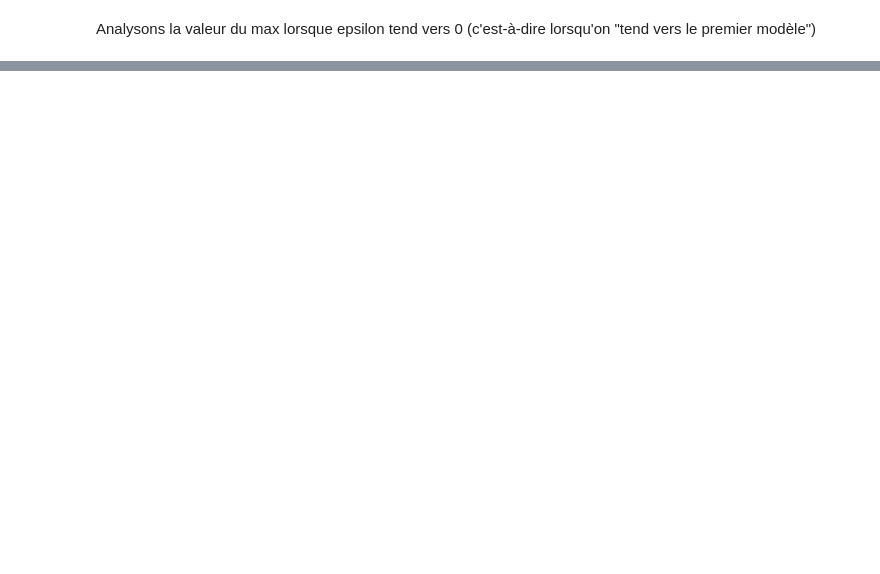
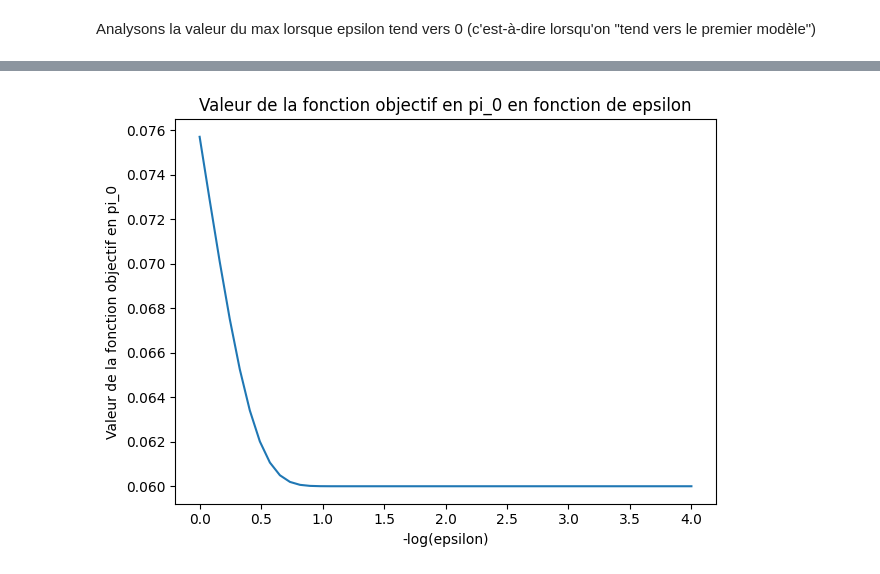
Before and after one commit to natael-regnier/Projet-RI, a Jupyter notebook: Notebook.ipynb, the cells around one changed output, grey strips where cells are left out. Cells and saved outputs as stored; diff of their text form; code cells hidden in the pictures; blank space fills up the shorter version.

```diff
--- a/Notebook.ipynb
+++ b/Notebook.ipynb
@@ -330,0 +351,21 @@ plt.show()
+# %%
+pi = torch.tensor([[4/7, 3/7],
+                  [0, 1]])
+
+puissances_2 = np.linspace(0,4,50)
+epsilon_values = [10**(-k) for k in puissances_2]
+x = []
+for epsilon_value in epsilon_values:
+    x.append(objective(pi, U, V, q, epsilon_value, nu, mu))
+
+plt.plot(np.array(puissances_2), np.array(x))
+#plt.axhline(y=0.6, color='red', linestyle='--', label="Valeur maximale pour le premier modèle")  # Red dashed line
+plt.xlabel("-log(epsilon)")
+plt.ylabel("Valeur de la fonction objectif en pi_0")
+plt.title("Valeur de la fonction objectif en pi_0 en fonction de epsilon")
+#plt.legend()
+
+plt.tight_layout()
+plt.show()
+# %% [output]
+[figure, added]
```
Also changed, not shown: parts of 6 cells of this notebook.
